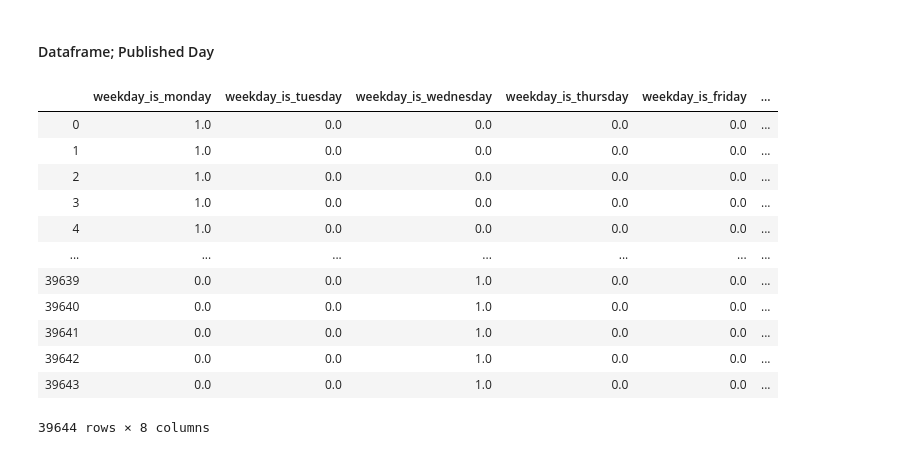
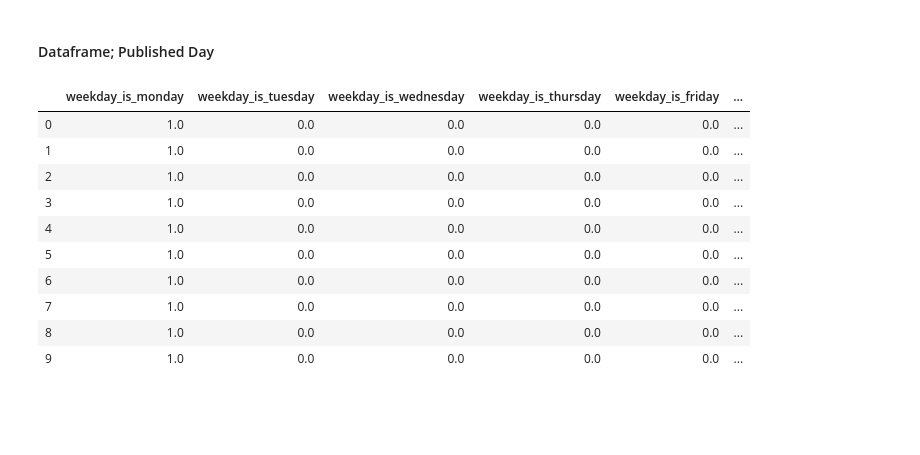
Before and after one commit to akshaynayanravi/news_popularity_online, a Jupyter notebook: news_popularity_online_prediction.ipynb, the cells around one changed output. Drawn from its saved outputs; the diff is of its cells as text; code cells hidden in the pictures; blank space fills up the shorter version.

```diff
--- a/news_popularity_online_prediction.ipynb
+++ b/news_popularity_online_prediction.ipynb
@@ -240,18 +241,17 @@ data_raw[[' num_hrefs', ' num_self_hrefs', ' num_imgs', ' num_videos']]
 # %% [markdown]
 #### Dataframe; Published Day
 # %%
-data_raw[[' weekday_is_monday', ' weekday_is_tuesday', ' weekday_is_wednesday', ' weekday_is_thursday', ' weekday_is_friday', ' weekday_is_saturday', ' weekday_is_sunday', ' is_weekend']]
+data_raw[[' weekday_is_monday', ' weekday_is_tuesday', ' weekday_is_wednesday', ' weekday_is_thursday',
+          ' weekday_is_friday', ' weekday_is_saturday', ' weekday_is_sunday', ' is_weekend', ' shares']].head(10)
 # %% [output]
 |  | weekday_is_monday | weekday_is_tuesday | weekday_is_wednesday | weekday_is_thursday | weekday_is_friday | ... |
 | 0 | 1.0 | 0.0 | 0.0 | 0.0 | 0.0 | ... |
 | 1 | 1.0 | 0.0 | 0.0 | 0.0 | 0.0 | ... |
 | 2 | 1.0 | 0.0 | 0.0 | 0.0 | 0.0 | ... |
 | 3 | 1.0 | 0.0 | 0.0 | 0.0 | 0.0 | ... |
 | 4 | 1.0 | 0.0 | 0.0 | 0.0 | 0.0 | ... |
-| ... | ... | ... | ... | ... | ... | ... |
-| 39639 | 0.0 | 0.0 | 1.0 | 0.0 | 0.0 | ... |
-| 39640 | 0.0 | 0.0 | 1.0 | 0.0 | 0.0 | ... |
-| 39641 | 0.0 | 0.0 | 1.0 | 0.0 | 0.0 | ... |
-| 39642 | 0.0 | 0.0 | 1.0 | 0.0 | 0.0 | ... |
-| 39643 | 0.0 | 0.0 | 1.0 | 0.0 | 0.0 | ... |
+| 5 | 1.0 | 0.0 | 0.0 | 0.0 | 0.0 | ... |
+| 6 | 1.0 | 0.0 | 0.0 | 0.0 | 0.0 | ... |
+| 7 | 1.0 | 0.0 | 0.0 | 0.0 | 0.0 | ... |
+| 8 | 1.0 | 0.0 | 0.0 | 0.0 | 0.0 | ... |
+| 9 | 1.0 | 0.0 | 0.0 | 0.0 | 0.0 | ... |
-39644 rows × 8 columns
```
Also changed, not shown: parts of 12 cells of this notebook.
